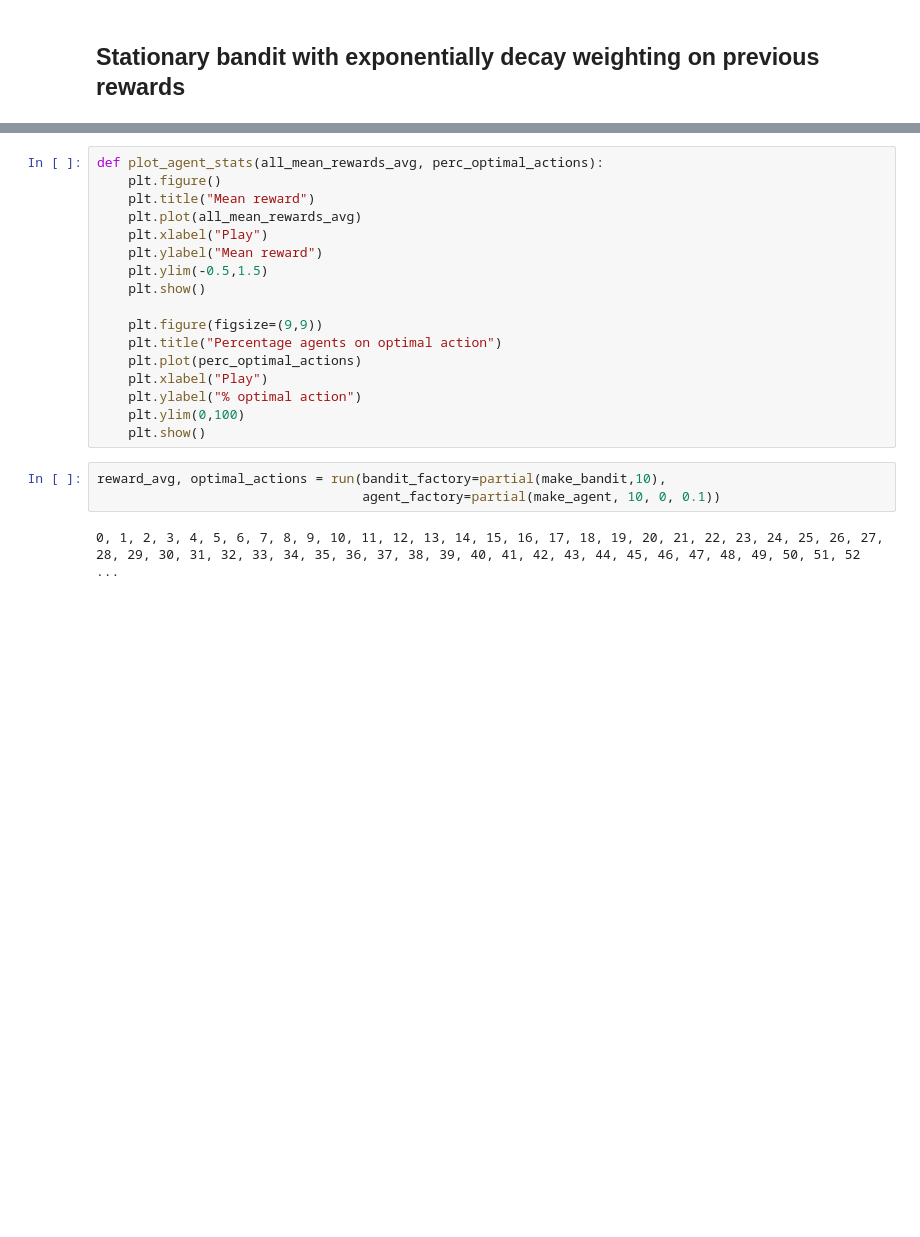
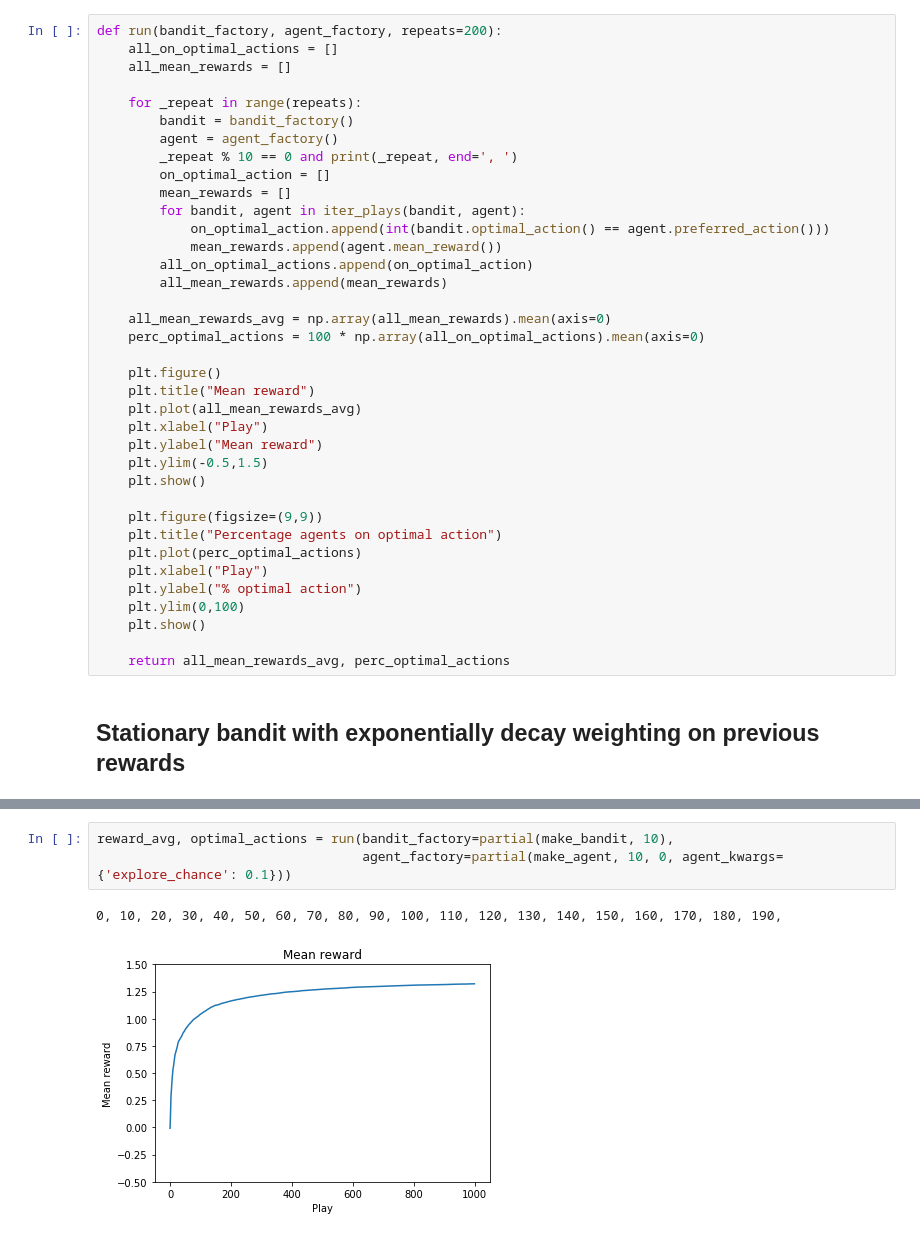
Before and after one commit to samdjstephens/reinforce, a Jupyter notebook: 10 Armed Bandit.ipynb, the cells around one changed output, grey strips where cells are left out. Saved outputs shown, nothing was run; the diff lists cells and outputs as text; blank space fills up the shorter version.

Commit message:
Added examples to bandit action-values notebook

```diff
--- a/10 Armed Bandit.ipynb
+++ b/10 Armed Bandit.ipynb
@@ -114,5 +127,42 @@ def iter_plays(bandit, agent, num_plays=1000, print_=False):
         agent.update(action, response)
         print_ and time.sleep(1)
         yield bandit, agent
+# %%
+def run(bandit_factory, agent_factory, repeats=200):
+    all_on_optimal_actions = []
+    all_mean_rewards = []
+
+    for _repeat in range(repeats):
+        bandit = bandit_factory()
+        agent = agent_factory()
+        _repeat % 10 == 0 and print(_repeat, end=', ')
+        on_optimal_action = []
+        mean_rewards = []
+        for bandit, agent in iter_plays(bandit, agent):
+            on_optimal_action.append(int(bandit.optimal_action() == agent.preferred_action()))
+            mean_rewards.append(agent.mean_reward())
+        all_on_optimal_actions.append(on_optimal_action)
+        all_mean_rewards.append(mean_rewards)
+
+    all_mean_rewards_avg = np.array(all_mean_rewards).mean(axis=0)
+    perc_optimal_actions = 100 * np.array(all_on_optimal_actions).mean(axis=0)
+
+    plt.figure()
+    plt.title("Mean reward")
+    plt.plot(all_mean_rewards_avg)
+    plt.xlabel("Play")
+    plt.ylabel("Mean reward")
+    plt.ylim(-0.5,1.5)
+    plt.show()
+
+    plt.figure(figsize=(9,9))
+    plt.title("Percentage agents on optimal action")
+    plt.plot(perc_optimal_actions)
+    plt.xlabel("Play")
+    plt.ylabel("% optimal action")
+    plt.ylim(0,100)
+    plt.show()
+
+    return all_mean_rewards_avg, perc_optimal_actions
 # %% [markdown]
 ## Stationary bandit with exponentially decay weighting on previous rewards
@@ -140,22 +169,6 @@ def run(bandit_factory, agent_factory, repeats=200):
-# %%
-def plot_agent_stats(all_mean_rewards_avg, perc_optimal_actions):
-    plt.figure()
-    plt.title("Mean reward")
-    plt.plot(all_mean_rewards_avg)
-    plt.xlabel("Play")
-    plt.ylabel("Mean reward")
-    plt.ylim(-0.5,1.5)
-    plt.show()
-
-    plt.figure(figsize=(9,9))
-    plt.title("Percentage agents on optimal action")
-    plt.plot(perc_optimal_actions)
-    plt.xlabel("Play")
-    plt.ylabel("% optimal action")
-    plt.ylim(0,100)
-    plt.show()
 # %%
-reward_avg, optimal_actions = run(bandit_factory=partial(make_bandit,10),
-                                  agent_factory=partial(make_agent, 10, 0, 0.1))
+reward_avg, optimal_actions = run(bandit_factory=partial(make_bandit, 10),
+                                  agent_factory=partial(make_agent, 10, 0, agent_kwargs={'explore_chance': 0.1}))
 # %% [output]
-0, 1, 2, 3, 4, 5, 6, 7, 8, 9, 10, 11, 12, 13, 14, 15, 16, 17, 18, 19, 20, 21, 22, 23, 24, 25, 26, 27, 28, 29, 30, 31, 32, 33, 34, 35, 36, 37, 38, 39, 40, 41, 42, 43, 44, 45, 46, 47, 48, 49, 50, 51, 52 ...
+0, 10, 20, 30, 40, 50, 60, 70, 80, 90, 100, 110, 120, 130, 140, 150, 160, 170, 180, 190,
+[figure, added]
```
Also changed, not shown: parts of 14 cells of this notebook.
